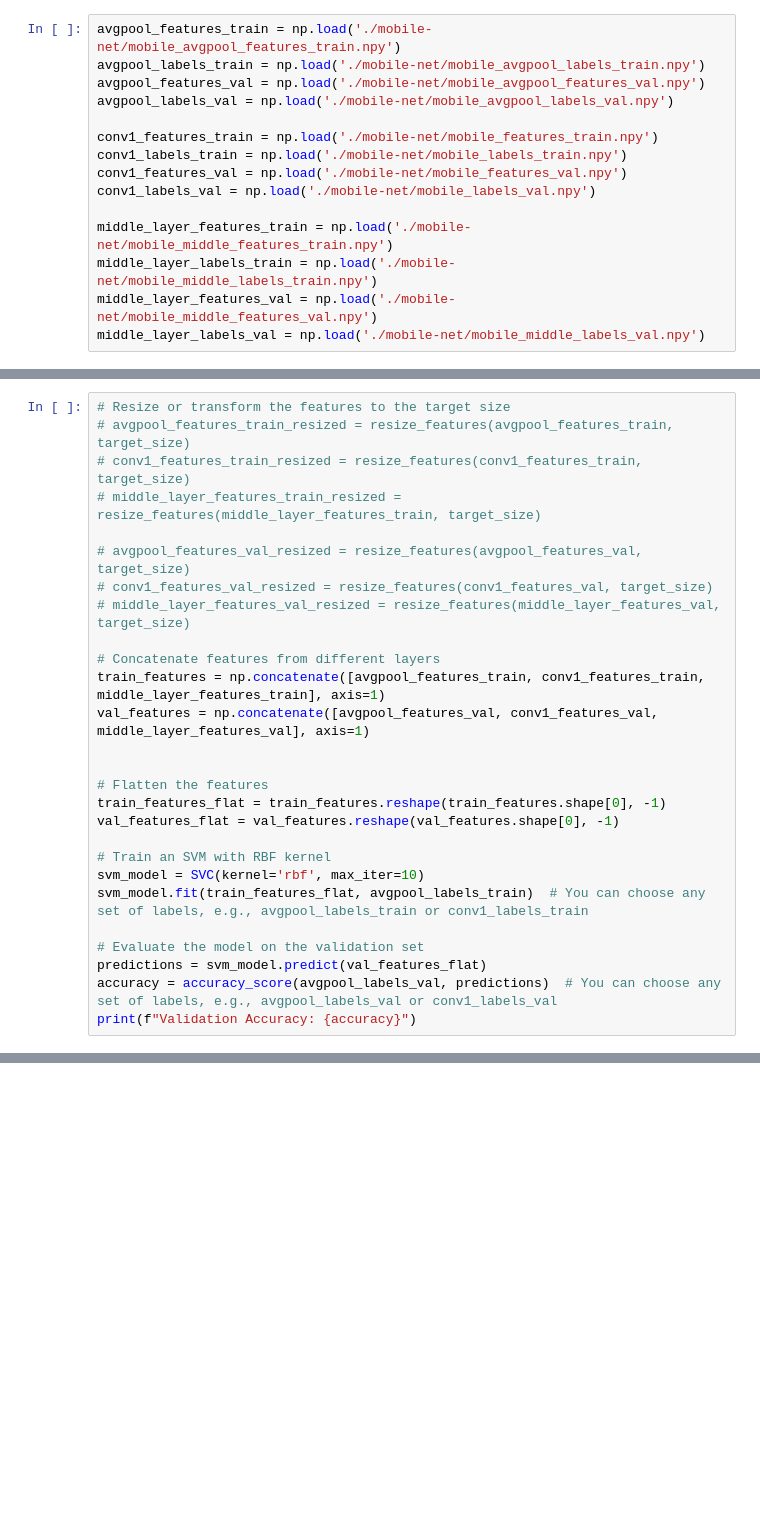
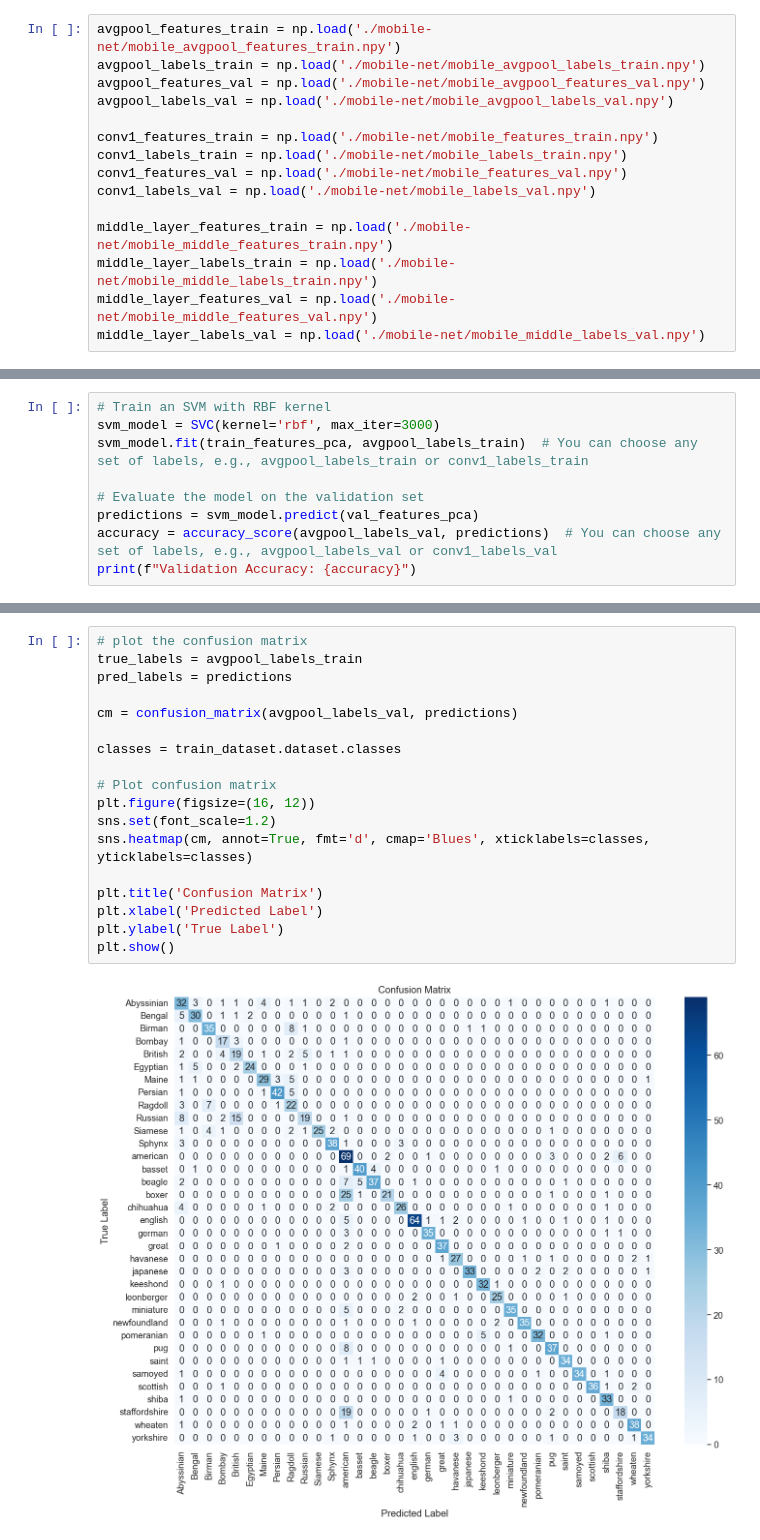
Before and after one commit to DevNerds2020/Deeplearning-image-classification, a Jupyter notebook: phase2.ipynb, the cells around one changed output, grey strips where cells are left out. Cells and saved outputs as stored; diff of their text form; blank space fills up the shorter version.

```diff
--- a/phase2.ipynb
+++ b/phase2.ipynb
@@ -555,28 +583,10 @@ middle_layer_features_train.shape
 # %%
-# Resize or transform the features to the target size
-# avgpool_features_train_resized = resize_features(avgpool_features_train, target_size)
-# conv1_features_train_resized = resize_features(conv1_features_train, target_size)
-# middle_layer_features_train_resized = resize_features(middle_layer_features_train, target_size)
-
-# avgpool_features_val_resized = resize_features(avgpool_features_val, target_size)
-# conv1_features_val_resized = resize_features(conv1_features_val, target_size)
-# middle_layer_features_val_resized = resize_features(middle_layer_features_val, target_size)
-
-# Concatenate features from different layers
-train_features = np.concatenate([avgpool_features_train, conv1_features_train, middle_layer_features_train], axis=1)
-val_features = np.concatenate([avgpool_features_val, conv1_features_val, middle_layer_features_val], axis=1)
-
-
-# Flatten the features
-train_features_flat = train_features.reshape(train_features.shape[0], -1)
-val_features_flat = val_features.reshape(val_features.shape[0], -1)
-
 # Train an SVM with RBF kernel
-svm_model = SVC(kernel='rbf', max_iter=10)
-svm_model.fit(train_features_flat, avgpool_labels_train)  # You can choose any set of labels, e.g., avgpool_labels_train or conv1_labels_train
+svm_model = SVC(kernel='rbf', max_iter=3000)
+svm_model.fit(train_features_pca, avgpool_labels_train)  # You can choose any set of labels, e.g., avgpool_labels_train or conv1_labels_train
 
 # Evaluate the model on the validation set
-predictions = svm_model.predict(val_features_flat)
+predictions = svm_model.predict(val_features_pca)
 accuracy = accuracy_score(avgpool_labels_val, predictions)  # You can choose any set of labels, e.g., avgpool_labels_val or conv1_labels_val
 print(f"Validation Accuracy: {accuracy}")
 # %% [output]
@@ -583,0 +607,20 @@ ValueError: all the input array dimensions for the concatenation axis must match
+# %%
+# plot the confusion matrix
+true_labels = avgpool_labels_train
+pred_labels = predictions
+
+cm = confusion_matrix(avgpool_labels_val, predictions)
+
+classes = train_dataset.dataset.classes
+
+# Plot confusion matrix
+plt.figure(figsize=(16, 12))
+sns.set(font_scale=1.2)
+sns.heatmap(cm, annot=True, fmt='d', cmap='Blues', xticklabels=classes, yticklabels=classes)
+
+plt.title('Confusion Matrix')
+plt.xlabel('Predicted Label')
+plt.ylabel('True Label')
+plt.show()
+# %% [output]
+[figure, added]
```
Also changed, not shown: parts of 18 cells of this notebook, 2 other files.
